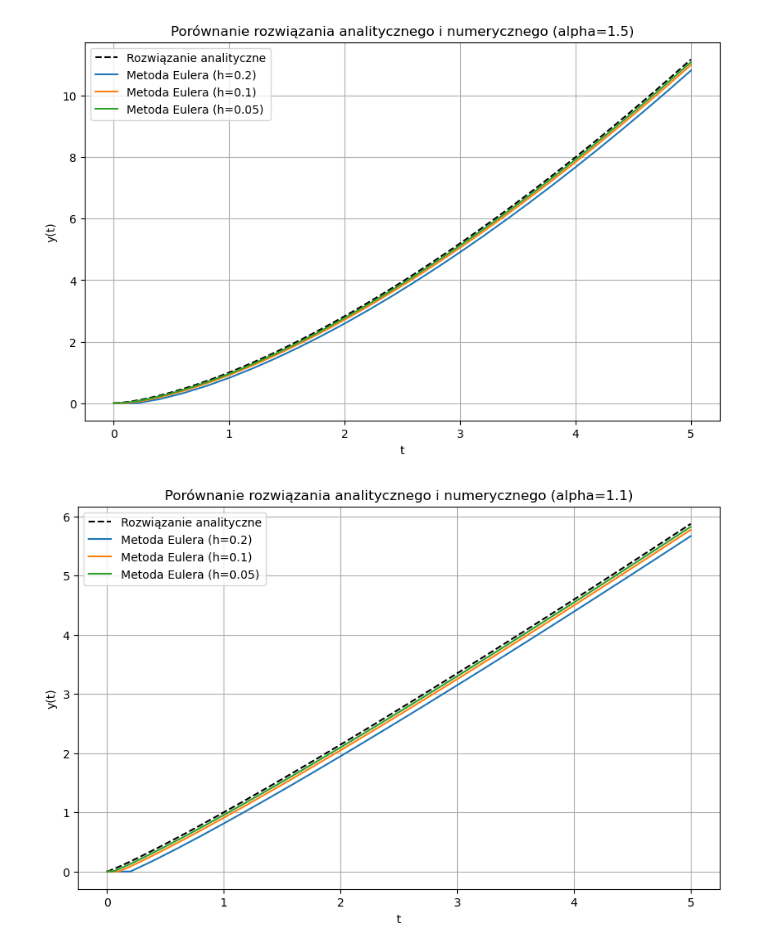
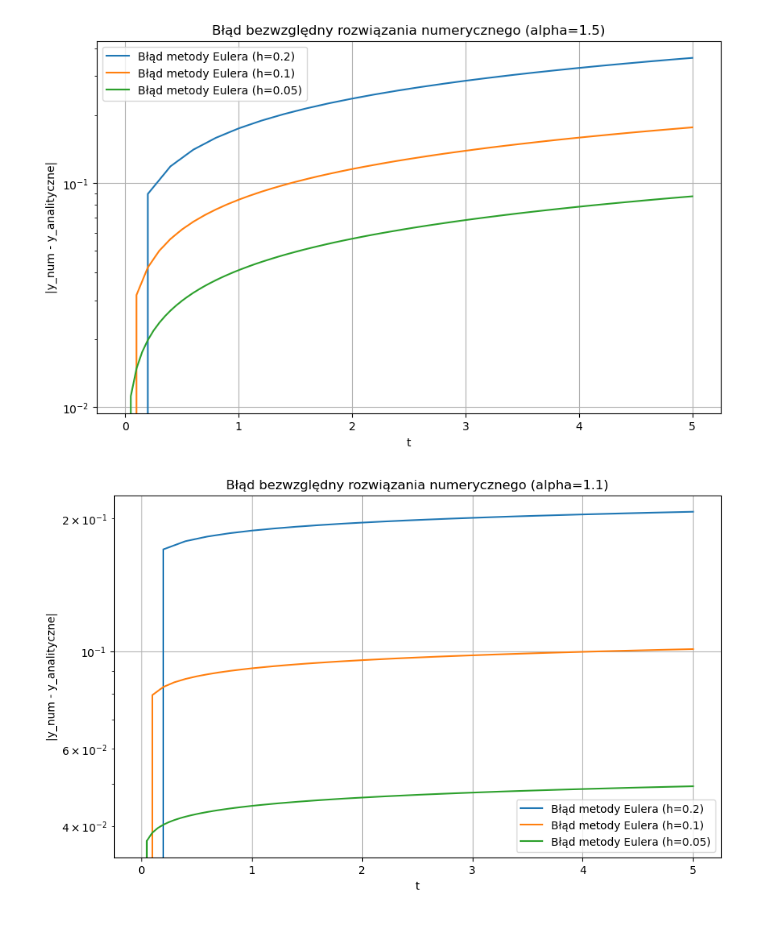
Before and after one commit to depebul/MOWNIT, a Jupyter notebook: lab09/zad6.ipynb, the cells around one changed output. Saved outputs shown, nothing was run; the diff lists cells and outputs as text; code cells hidden in the pictures.

```diff
--- a/lab09/zad6.ipynb
+++ b/lab09/zad6.ipynb
@@ -27,25 +27,22 @@ t_end = 5.0
 for alpha in alphas:
     plt.figure(figsize=(10, 6))
 
-    t_analytical_plot = np.linspace(t_start, t_end, 500)
-    plt.plot(
-        t_analytical_plot,
-        analytical_solution(t_analytical_plot, alpha),
-        label="Rozwiązanie analityczne",
-        color="black",
-        linestyle="--",
-    )
-
     for h in h_values:
         t_numerical, y_numerical = euler_method(
             y0=0, t_start=t_start, t_end=t_end, h=h, alpha=alpha
         )
-        plt.plot(t_numerical, y_numerical, label=f"Metoda Eulera (h={h})")
 
-    plt.title(f"Porównanie rozwiązania analitycznego i numerycznego (alpha={alpha})")
+        y_analytical_at_numerical_points = analytical_solution(t_numerical, alpha)
+
+        errors = np.abs(y_numerical - y_analytical_at_numerical_points)
+
+        plt.plot(t_numerical, errors, label=f"Błąd metody Eulera (h={h})")
+
+    plt.title(f"Błąd bezwzględny rozwiązania numerycznego (alpha={alpha})")
     plt.xlabel("t")
-    plt.ylabel("y(t)")
+    plt.ylabel("|y_num - y_analityczne|")
     plt.legend()
     plt.grid(True)
+    plt.yscale("log")
     plt.show()
 # %% [output]
@@ -53,2 +50,2 @@ for alpha in alphas:
-[figure, old version]
+[figure, new version]
-[figure, old version]
+[figure, new version]
```
Also changed, not shown: parts of 1 cell of this notebook, 1 other file.
